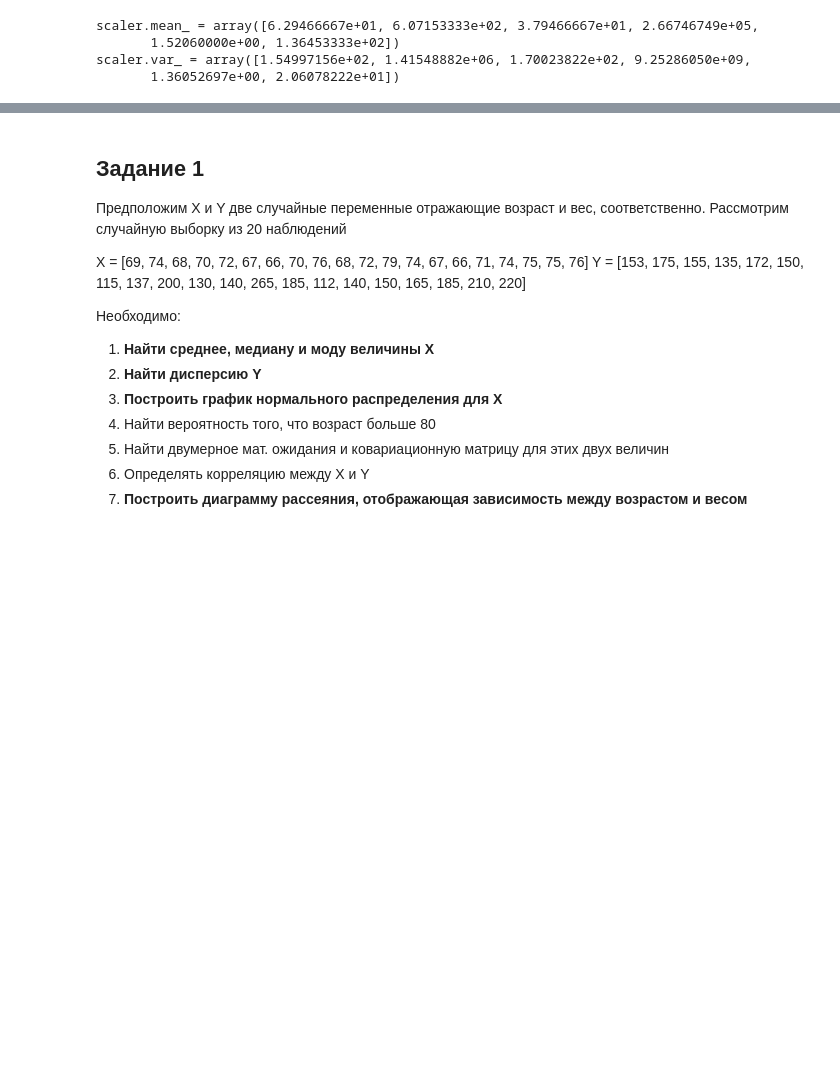
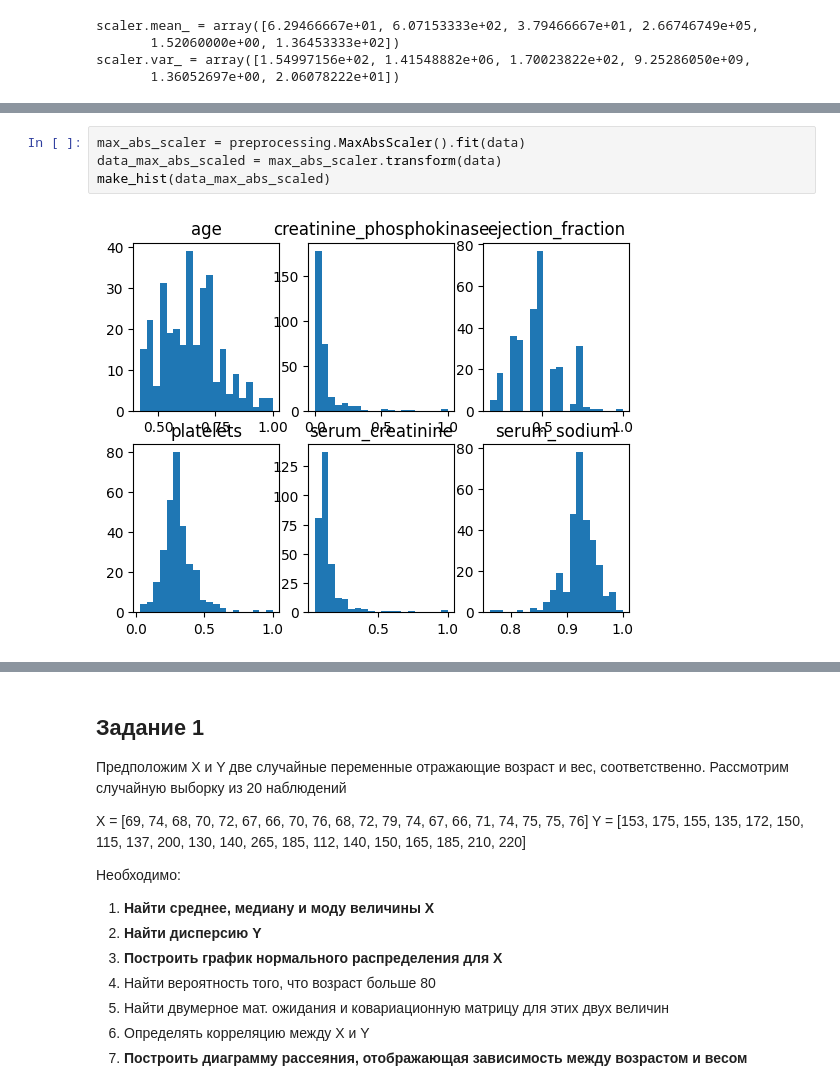
Before and after one commit to BasilNozdrin/ETU_Basil_N, a Jupyter notebook: 4th course/1st semester/ML/lab/lab1.ipynb, the cells around one changed output, grey strips where cells are left out. Drawn from its saved outputs; the diff is of its cells as text; blank space fills up the shorter version.

```diff
--- a/4th course/1st semester/ML/lab/lab1.ipynb
+++ b/4th course/1st semester/ML/lab/lab1.ipynb
@@ -108,0 +204,6 @@ scaler.var_ = array([1.54997156e+02, 1.41548882e+06, 1.70023822e+02, 9.25286050e
+# %%
+max_abs_scaler = preprocessing.MaxAbsScaler().fit(data)
+data_max_abs_scaled = max_abs_scaler.transform(data)
+make_hist(data_max_abs_scaled)
+# %% [output]
+[figure, added]
```
Also changed, not shown: parts of 37 cells of this notebook, 1 other file.
